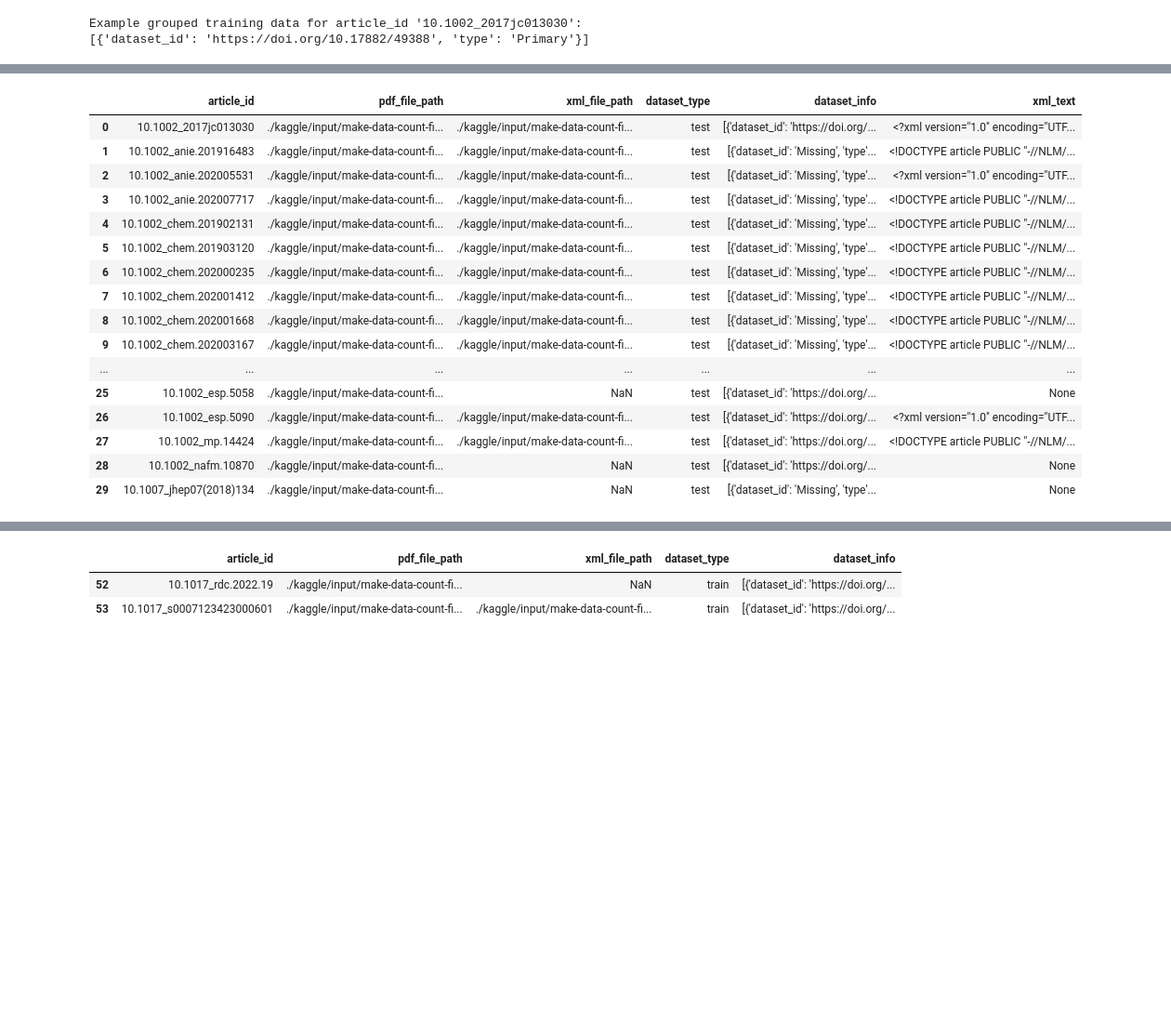
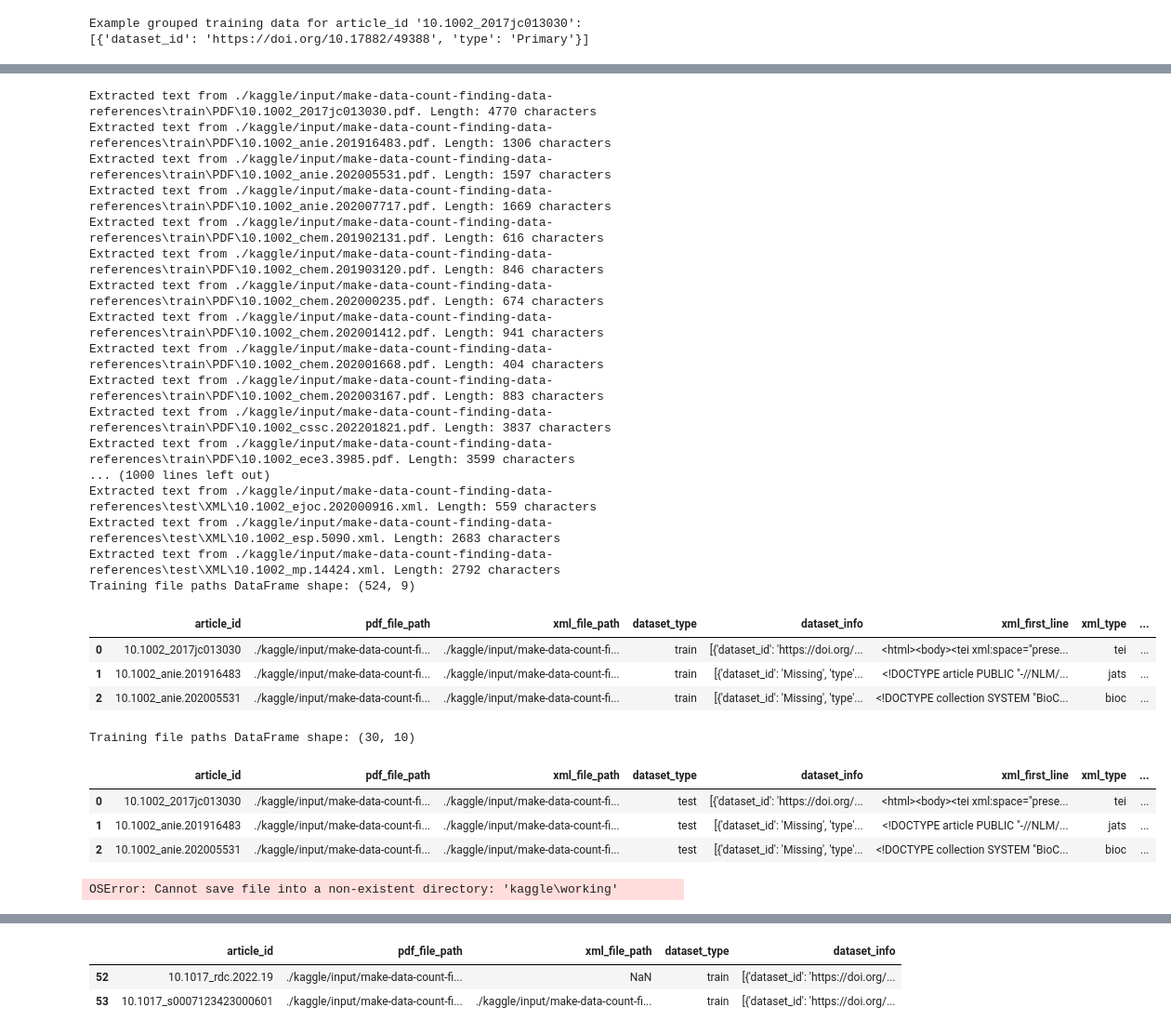
Before and after one commit to JimGile/make-data-count-classifier, a Jupyter notebook: mdc-one-shot-qwen-brute-force.ipynb, the cells around one changed output, grey strips where cells are left out. Shown at 93% size. Saved outputs shown, nothing was run; the diff lists cells and outputs as text; code cells hidden in the pictures; blank space fills up the shorter version.

```diff
--- a/mdc-one-shot-qwen-brute-force.ipynb
+++ b/mdc-one-shot-qwen-brute-force.ipynb
@@ -618,16 +631,19 @@ def read_first_line_of_xml(file_path: str) -> str | None:
 
     try:
         with open(file_path, 'r', encoding='utf-8') as f:
-            first_line = f.readline().replace('<?xml version="1.0" encoding="UTF-8"?>', '').replace('<?xml version="1.0" encoding="UTF-8" standalone="yes"?>', '')
+            first_line = f.readline().replace('<?xml version="1.0" encoding="UTF-8"?>', '').replace('<?xml version="1.0" encoding="UTF-8" standalone="yes"?>', '').strip()
+            # If the first line is empty, read the next line
+            if not first_line:
+                first_line = f.readline()
             return first_line.strip()[:90] if first_line else None
     except UnicodeDecodeError:
-        print(f"Warning: Could not decode '{file_path}' with UTF-8. Trying ISO-8859-1.")
         try:
             with open(file_path, 'r', encoding='iso-8859-1') as f:
-                first_line = f.readline()
+                first_line = f.readline().replace('<?xml version="1.0" encoding="UTF-8"?>', '').replace('<?xml version="1.0" encoding="UTF-8" standalone="yes"?>', '').strip()
+                if not first_line:
+                    first_line = f.readline()
                 return first_line.strip()[:90] if first_line else None
         except Exception as e:
-            print(f"Error: Could not read '{file_path}' with ISO-8859-1 either: {e}")
             return None
     except Exception as e:
         print(f"Error reading file '{file_path}': {e}")
@@ -707,20 +743,49 @@ train_file_paths_df
-# %%
-test_file_paths_df
-# %% [output]
-|  | article_id | pdf_file_path | xml_file_path | dataset_type | dataset_info | xml_text |
-| 0 | 10.1002_2017jc013030 | ./kaggle/input/make-data-count-fi... | ./kaggle/input/make-data-count-fi... | test | [{'dataset_id': 'https://doi.org/... | <?xml version="1.0" encoding="UTF... |
-| 1 | 10.1002_anie.201916483 | ./kaggle/input/make-data-count-fi... | ./kaggle/input/make-data-count-fi... | test | [{'dataset_id': 'Missing', 'type'... | <!DOCTYPE article PUBLIC "-//NLM/... |
-| 2 | 10.1002_anie.202005531 | ./kaggle/input/make-data-count-fi... | ./kaggle/input/make-data-count-fi... | test | [{'dataset_id': 'Missing', 'type'... | <?xml version="1.0" encoding="UTF... |
-| 3 | 10.1002_anie.202007717 | ./kaggle/input/make-data-count-fi... | ./kaggle/input/make-data-count-fi... | test | [{'dataset_id': 'Missing', 'type'... | <!DOCTYPE article PUBLIC "-//NLM/... |
-| 4 | 10.1002_chem.201902131 | ./kaggle/input/make-data-count-fi... | ./kaggle/input/make-data-count-fi... | test | [{'dataset_id': 'Missing', 'type'... | <!DOCTYPE article PUBLIC "-//NLM/... |
-| 5 | 10.1002_chem.201903120 | ./kaggle/input/make-data-count-fi... | ./kaggle/input/make-data-count-fi... | test | [{'dataset_id': 'Missing', 'type'... | <!DOCTYPE article PUBLIC "-//NLM/... |
-| 6 | 10.1002_chem.202000235 | ./kaggle/input/make-data-count-fi... | ./kaggle/input/make-data-count-fi... | test | [{'dataset_id': 'Missing', 'type'... | <!DOCTYPE article PUBLIC "-//NLM/... |
-| 7 | 10.1002_chem.202001412 | ./kaggle/input/make-data-count-fi... | ./kaggle/input/make-data-count-fi... | test | [{'dataset_id': 'Missing', 'type'... | <!DOCTYPE article PUBLIC "-//NLM/... |
-| 8 | 10.1002_chem.202001668 | ./kaggle/input/make-data-count-fi... | ./kaggle/input/make-data-count-fi... | test | [{'dataset_id': 'Missing', 'type'... | <!DOCTYPE article PUBLIC "-//NLM/... |
-| 9 | 10.1002_chem.202003167 | ./kaggle/input/make-data-count-fi... | ./kaggle/input/make-data-count-fi... | test | [{'dataset_id': 'Missing', 'type'... | <!DOCTYPE article PUBLIC "-//NLM/... |
-| ... | ... | ... | ... | ... | ... | ... |
-| 25 | 10.1002_esp.5058 | ./kaggle/input/make-data-count-fi... | NaN | test | [{'dataset_id': 'https://doi.org/... | None |
-| 26 | 10.1002_esp.5090 | ./kaggle/input/make-data-count-fi... | ./kaggle/input/make-data-count-fi... | test | [{'dataset_id': 'https://doi.org/... | <?xml version="1.0" encoding="UTF... |
-| 27 | 10.1002_mp.14424 | ./kaggle/input/make-data-count-fi... | ./kaggle/input/make-data-count-fi... | test | [{'dataset_id': 'https://doi.org/... | <!DOCTYPE article PUBLIC "-//NLM/... |
-| 28 | 10.1002_nafm.10870 | ./kaggle/input/make-data-count-fi... | NaN | test | [{'dataset_id': 'https://doi.org/... | None |
-| 29 | 10.1007_jhep07(2018)134 | ./kaggle/input/make-data-count-fi... | NaN | test | [{'dataset_id': 'Missing', 'type'... | None |
+# %%
+# Load the PDF text content for each article in the training set
+train_file_paths_df['pdf_text'] = train_file_paths_df['pdf_file_path'].apply(lambda x: load_article_text(x, xml_type=None) if x else "")
+# Load the XML text content for each article in the training set
+train_file_paths_df['xml_text'] = train_file_paths_df.apply(lambda row: load_article_text(row['xml_file_path'], xml_type=row['xml_type']) if row['xml_file_path'] else "", axis=1)
+# Load the PDF text content for each article in the test set
+test_file_paths_df['pdf_text'] = test_file_paths_df['pdf_file_path'].apply(lambda x: load_article_text(x, xml_type=None) if x else "")
+# Load the XML text content for each article in the test set
+test_file_paths_df['xml_text'] = test_file_paths_df.apply(lambda row: load_article_text(row['xml_file_path'], xml_type=row['xml_type']) if row['xml_file_path'] else "", axis=1)
+# Combine the PDF and XML text content into a single 'text' column for training and test sets
+# train_file_paths_df['text'] = train_file_paths_df['pdf_text'] + "\n" + train_file_paths_df['xml_text']
+test_file_paths_df['text'] = test_file_paths_df['pdf_text'] + "\n" + test_file_paths_df['xml_text']
+# Display the first few rows of the training file paths DataFrame
+print(f"Training file paths DataFrame shape: {train_file_paths_df.shape}")
+display(train_file_paths_df.head(3))
+# Display the first few rows of the training file paths DataFrame
+print(f"Training file paths DataFrame shape: {test_file_paths_df.shape}")
+display(test_file_paths_df.head(3))
+# Save the training and test file paths DataFrames to CSV files
+train_file_paths_df.to_csv(os.path.join(BASE_OUTPUT_DIR, 'train_file_paths.csv'), index=False)
+test_file_paths_df.to_csv(os.path.join(BASE_OUTPUT_DIR, 'test_file_paths.csv'), index=False)
+# %% [output]
+Extracted text from ./kaggle/input/make-data-count-finding-data-references\train\PDF\10.1002_2017jc013030.pdf. Length: 4770 characters
+Extracted text from ./kaggle/input/make-data-count-finding-data-references\train\PDF\10.1002_anie.201916483.pdf. Length: 1306 characters
+Extracted text from ./kaggle/input/make-data-count-finding-data-references\train\PDF\10.1002_anie.202005531.pdf. Length: 1597 characters
+Extracted text from ./kaggle/input/make-data-count-finding-data-references\train\PDF\10.1002_anie.202007717.pdf. Length: 1669 characters
+Extracted text from ./kaggle/input/make-data-count-finding-data-references\train\PDF\10.1002_chem.201902131.pdf. Length: 616 characters
+Extracted text from ./kaggle/input/make-data-count-finding-data-references\train\PDF\10.1002_chem.201903120.pdf. Length: 846 characters
+Extracted text from ./kaggle/input/make-data-count-finding-data-references\train\PDF\10.1002_chem.202000235.pdf. Length: 674 characters
+Extracted text from ./kaggle/input/make-data-count-finding-data-references\train\PDF\10.1002_chem.202001412.pdf. Length: 941 characters
+Extracted text from ./kaggle/input/make-data-count-finding-data-references\train\PDF\10.1002_chem.202001668.pdf. Length: 404 characters
+Extracted text from ./kaggle/input/make-data-count-finding-data-references\train\PDF\10.1002_chem.202003167.pdf. Length: 883 characters
+Extracted text from ./kaggle/input/make-data-count-finding-data-references\train\PDF\10.1002_cssc.202201821.pdf. Length: 3837 characters
+Extracted text from ./kaggle/input/make-data-count-finding-data-references\train\PDF\10.1002_ece3.3985.pdf. Length: 3599 characters
+... (1000 lines left out)
+Extracted text from ./kaggle/input/make-data-count-finding-data-references\test\XML\10.1002_ejoc.202000916.xml. Length: 559 characters
+Extracted text from ./kaggle/input/make-data-count-finding-data-references\test\XML\10.1002_esp.5090.xml. Length: 2683 characters
+Extracted text from ./kaggle/input/make-data-count-finding-data-references\test\XML\10.1002_mp.14424.xml. Length: 2792 characters
+Training file paths DataFrame shape: (524, 9)
+|  | article_id | pdf_file_path | xml_file_path | dataset_type | dataset_info | xml_first_line | xml_type | ... |
+| 0 | 10.1002_2017jc013030 | ./kaggle/input/make-data-count-fi... | ./kaggle/input/make-data-count-fi... | train | [{'dataset_id': 'https://doi.org/... | <html><body><tei xml:space="prese... | tei | ... |
+| 1 | 10.1002_anie.201916483 | ./kaggle/input/make-data-count-fi... | ./kaggle/input/make-data-count-fi... | train | [{'dataset_id': 'Missing', 'type'... | <!DOCTYPE article PUBLIC "-//NLM/... | jats | ... |
+| 2 | 10.1002_anie.202005531 | ./kaggle/input/make-data-count-fi... | ./kaggle/input/make-data-count-fi... | train | [{'dataset_id': 'Missing', 'type'... | <!DOCTYPE collection SYSTEM "BioC... | bioc | ... |
+Training file paths DataFrame shape: (30, 10)
+|  | article_id | pdf_file_path | xml_file_path | dataset_type | dataset_info | xml_first_line | xml_type | ... |
+| 0 | 10.1002_2017jc013030 | ./kaggle/input/make-data-count-fi... | ./kaggle/input/make-data-count-fi... | test | [{'dataset_id': 'https://doi.org/... | <html><body><tei xml:space="prese... | tei | ... |
+| 1 | 10.1002_anie.201916483 | ./kaggle/input/make-data-count-fi... | ./kaggle/input/make-data-count-fi... | test | [{'dataset_id': 'Missing', 'type'... | <!DOCTYPE article PUBLIC "-//NLM/... | jats | ... |
+| 2 | 10.1002_anie.202005531 | ./kaggle/input/make-data-count-fi... | ./kaggle/input/make-data-count-fi... | test | [{'dataset_id': 'Missing', 'type'... | <!DOCTYPE collection SYSTEM "BioC... | bioc | ... |
+OSError: Cannot save file into a non-existent directory: 'kaggle\working'
```
Also changed, not shown: parts of 15 cells of this notebook, 1 other file.
